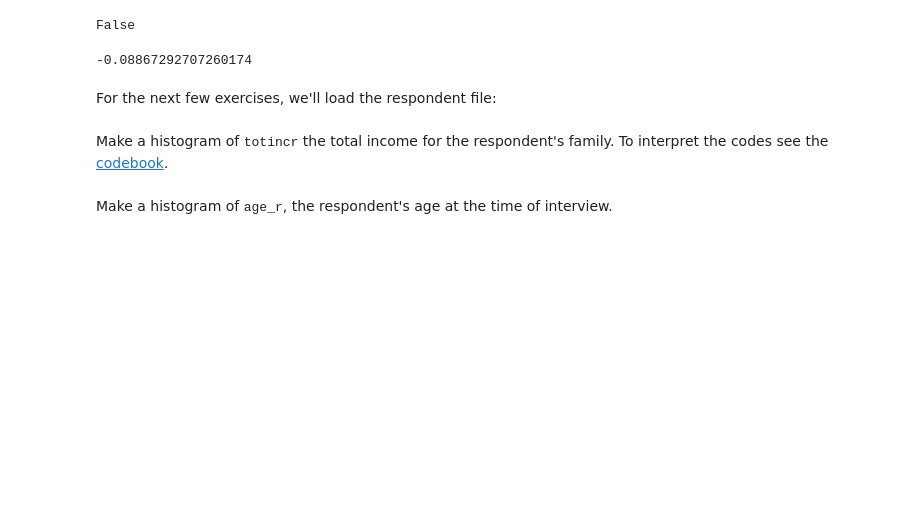
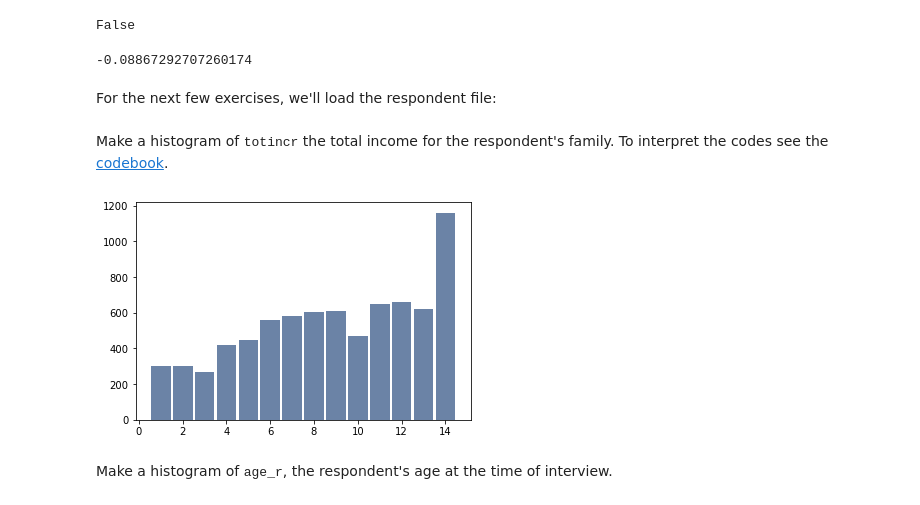
Before and after one commit to robert-impey/ThinkStats2, a Jupyter notebook: code/chap02ex.ipynb, the cells around one changed output. Cells and saved outputs as stored; diff of their text form; code cells hidden in the pictures; blank space fills up the shorter version.

```diff
--- a/code/chap02ex.ipynb
+++ b/code/chap02ex.ipynb
@@ -265,2 +263,7 @@ Make a histogram of <tt>totincr</tt> the total income for the respondent's famil
+# %%
+totalincr_hist = thinkstats2.Hist(resp["totincr"])
+thinkplot.Hist(totalincr_hist)
+# %% [output]
+[figure, added]
 # %% [markdown]
 Make a histogram of <tt>age_r</tt>, the respondent's age at the time of interview.
```
Also changed, not shown: parts of 13 cells of this notebook.
